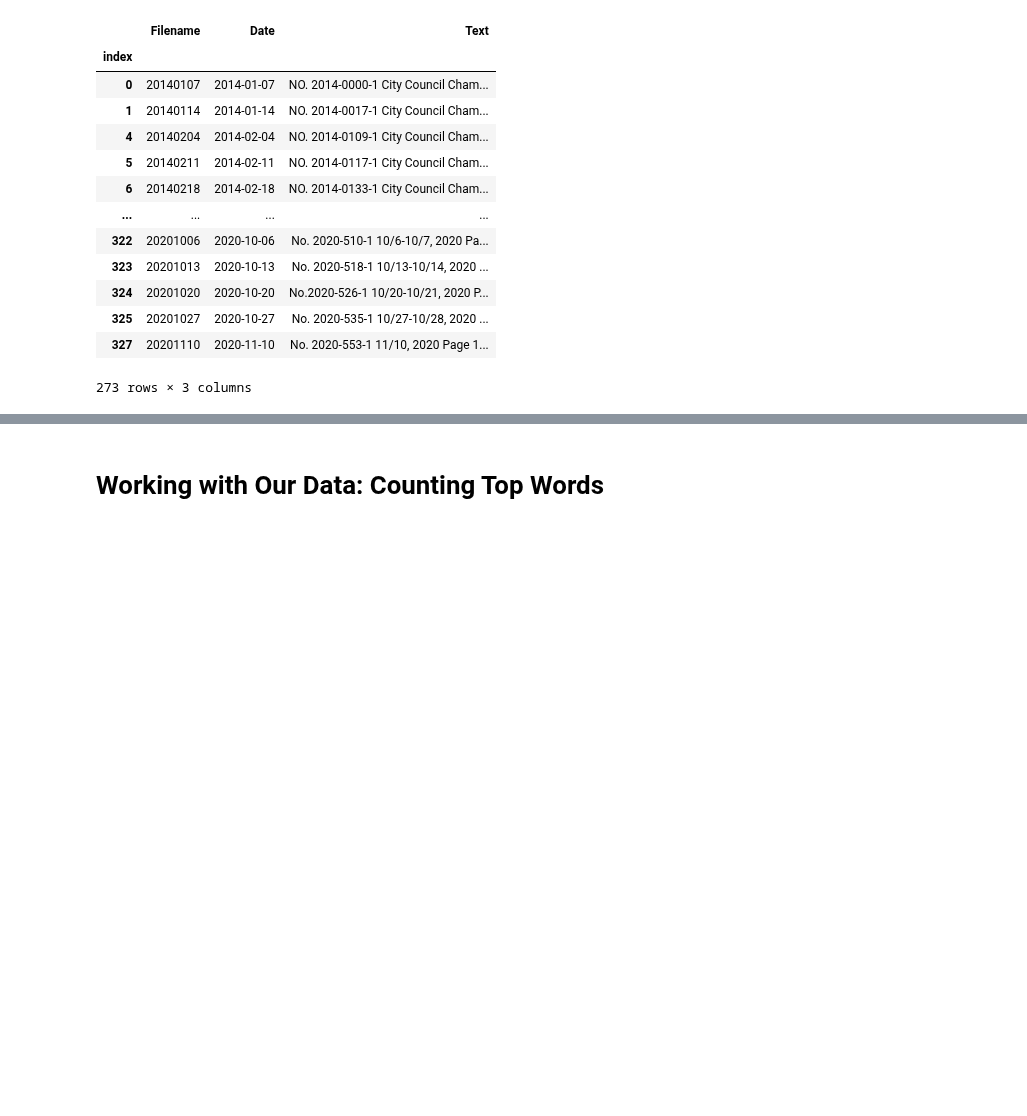
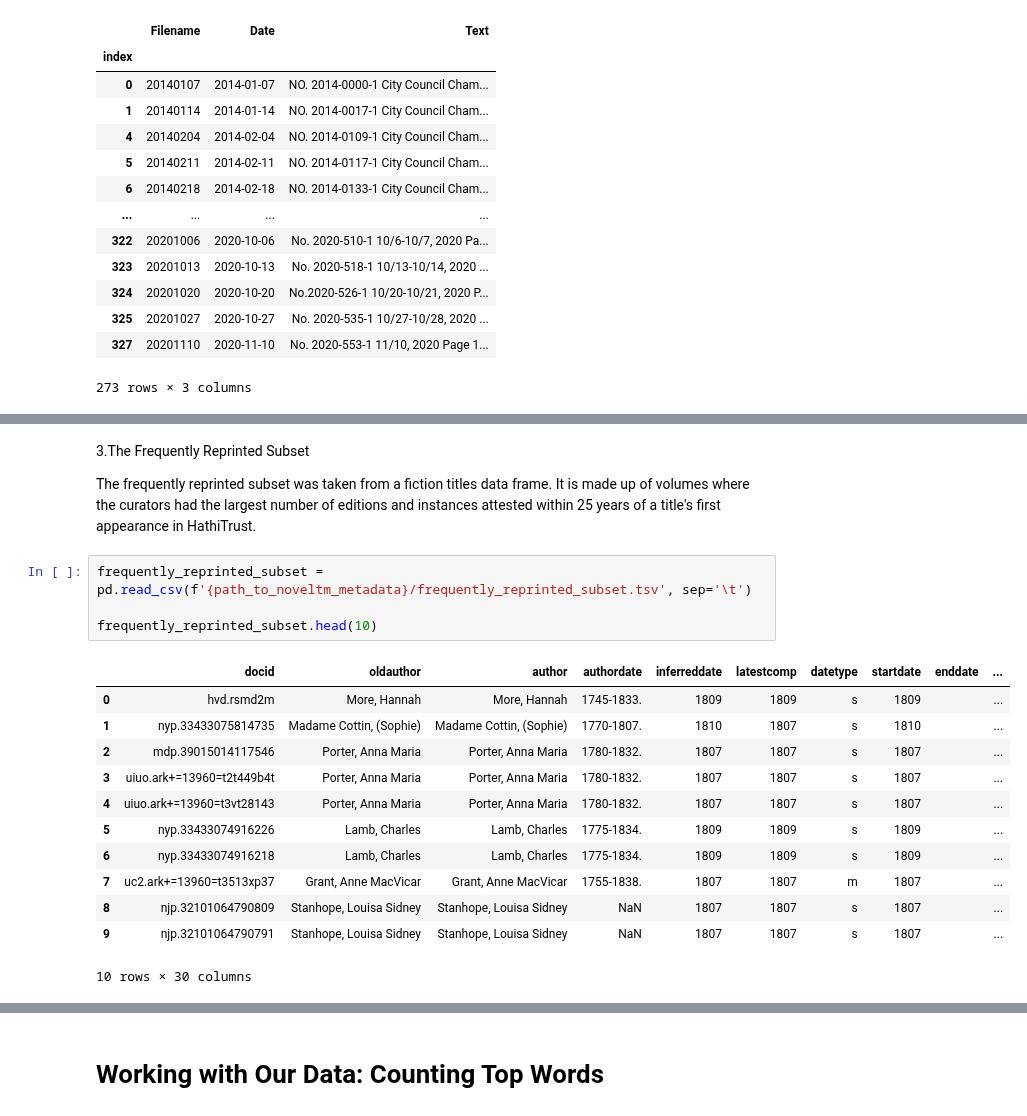
Before and after one commit to stephbuon/digital-history, a Jupyter notebook: hist3368-week4-access-data/hist3368-week4-access-data.ipynb, the cells around one changed output, grey strips where cells are left out. Drawn from its saved outputs; the diff is of its cells as text; blank space fills up the shorter version.

```diff
--- a/hist3368-week4-access-data/hist3368-week4-access-data.ipynb
+++ b/hist3368-week4-access-data/hist3368-week4-access-data.ipynb
@@ -533,0 +585,21 @@ houston_minutes[houston_minutes['Date'].dt.day_name() == 'Tuesday']
+# %% [markdown]
+3.The Frequently Reprinted Subset
+
+The frequently reprinted subset was taken from a fiction titles data frame. It is made up of volumes where the curators had the largest number of editions and instances attested within 25 years of a title's first appearance in HathiTrust.
+# %%
+frequently_reprinted_subset = pd.read_csv(f'{path_to_noveltm_metadata}/frequently_reprinted_subset.tsv', sep='\t')
+
+frequently_reprinted_subset.head(10)
+# %% [output]
+|  | docid | oldauthor | author | authordate | inferreddate | latestcomp | datetype | startdate | enddate | ... |
+| 0 | hvd.rsmd2m | More, Hannah | More, Hannah | 1745-1833. | 1809 | 1809 | s | 1809 |  | ... |
+| 1 | nyp.33433075814735 | Madame Cottin, (Sophie) | Madame Cottin, (Sophie) | 1770-1807. | 1810 | 1807 | s | 1810 |  | ... |
+| 2 | mdp.39015014117546 | Porter, Anna Maria | Porter, Anna Maria | 1780-1832. | 1807 | 1807 | s | 1807 |  | ... |
+| 3 | uiuo.ark+=13960=t2t449b4t | Porter, Anna Maria | Porter, Anna Maria | 1780-1832. | 1807 | 1807 | s | 1807 |  | ... |
+| 4 | uiuo.ark+=13960=t3vt28143 | Porter, Anna Maria | Porter, Anna Maria | 1780-1832. | 1807 | 1807 | s | 1807 |  | ... |
+| 5 | nyp.33433074916226 | Lamb, Charles | Lamb, Charles | 1775-1834. | 1809 | 1809 | s | 1809 |  | ... |
+| 6 | nyp.33433074916218 | Lamb, Charles | Lamb, Charles | 1775-1834. | 1809 | 1809 | s | 1809 |  | ... |
+| 7 | uc2.ark+=13960=t3513xp37 | Grant, Anne MacVicar | Grant, Anne MacVicar | 1755-1838. | 1807 | 1807 | m | 1807 |  | ... |
+| 8 | njp.32101064790809 | Stanhope, Louisa Sidney | Stanhope, Louisa Sidney | NaN | 1807 | 1807 | s | 1807 |  | ... |
+| 9 | njp.32101064790791 | Stanhope, Louisa Sidney | Stanhope, Louisa Sidney | NaN | 1807 | 1807 | s | 1807 |  | ... |
+10 rows × 30 columns
```
Also changed, not shown: parts of 14 cells of this notebook.
